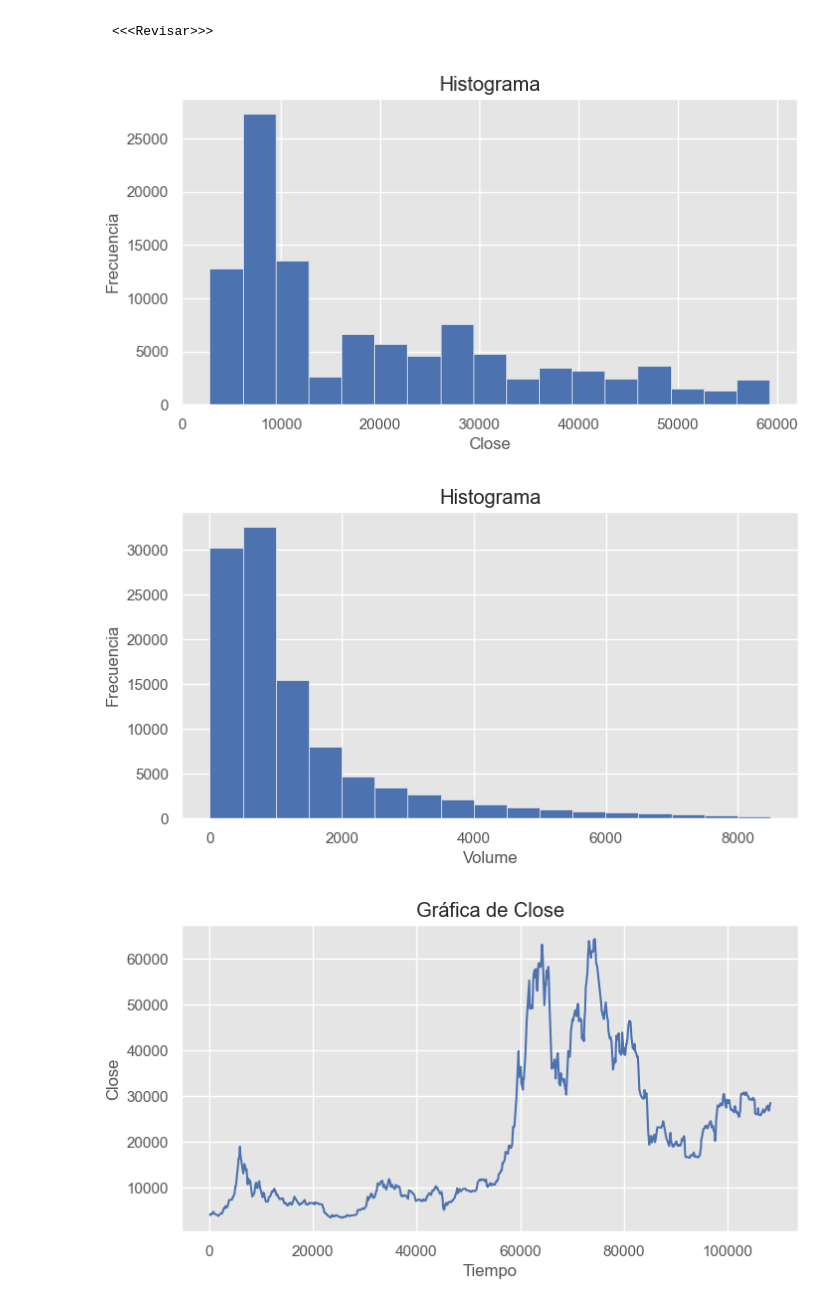
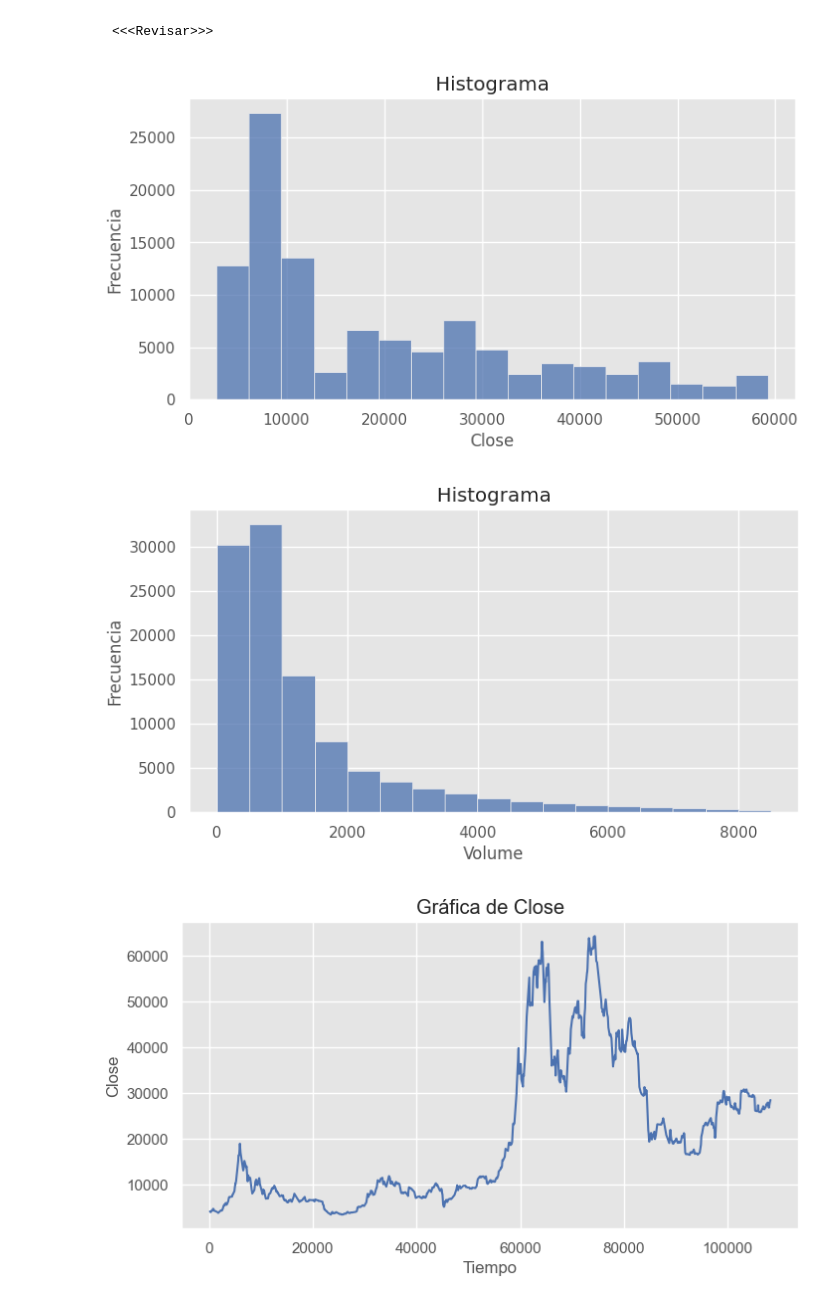
Before and after one commit to AlbertNath/BTC-LSTM, a Jupyter notebook: src/python/jnotes/02 Análisis_exploratorio.ipynb, the cells around one changed output. Drawn from its saved outputs; the diff is of its cells as text; code cells hidden in the pictures.

Commit message:
Histplots with sns

```diff
--- a/src/python/jnotes/02 Análisis_exploratorio.ipynb
+++ b/src/python/jnotes/02 Análisis_exploratorio.ipynb
@@ -56,20 +56,21 @@ data
 # %%
 plt.style.use('ggplot')  # Me encontré con este estilo se ve bien
 plt.rcParams['axes.prop_cycle'] = plt.cycler(color=['#4C72B0'])
 
 
 for attribute in ["Close", "Volume"]:
     _, _ = plt.subplots(figsize=(8, 4))
     # Histograma con un 98% de confianza
     hist = histplot(data[attribute], level=98)
-    hist["serie"].hist(bins=hist["bins"])
+    #hist["serie"].hist(bins=hist["bins"])
+    sns.histplot(hist['serie'], bins=hist['bins'])
+    plt.title('Histograma')
     plt.xlabel(attribute)
     plt.ylabel('Frecuencia')
-    plt.title('Histograma')
     plt.show()
 # %% [output]
-[figure, old version]
+[figure, new version]
-[figure, old version]
+[figure, new version]
 # %%
 # Gráficar con nivel de muestreo del 1%
 for attribute in ["Close", "Volume"]:
```
